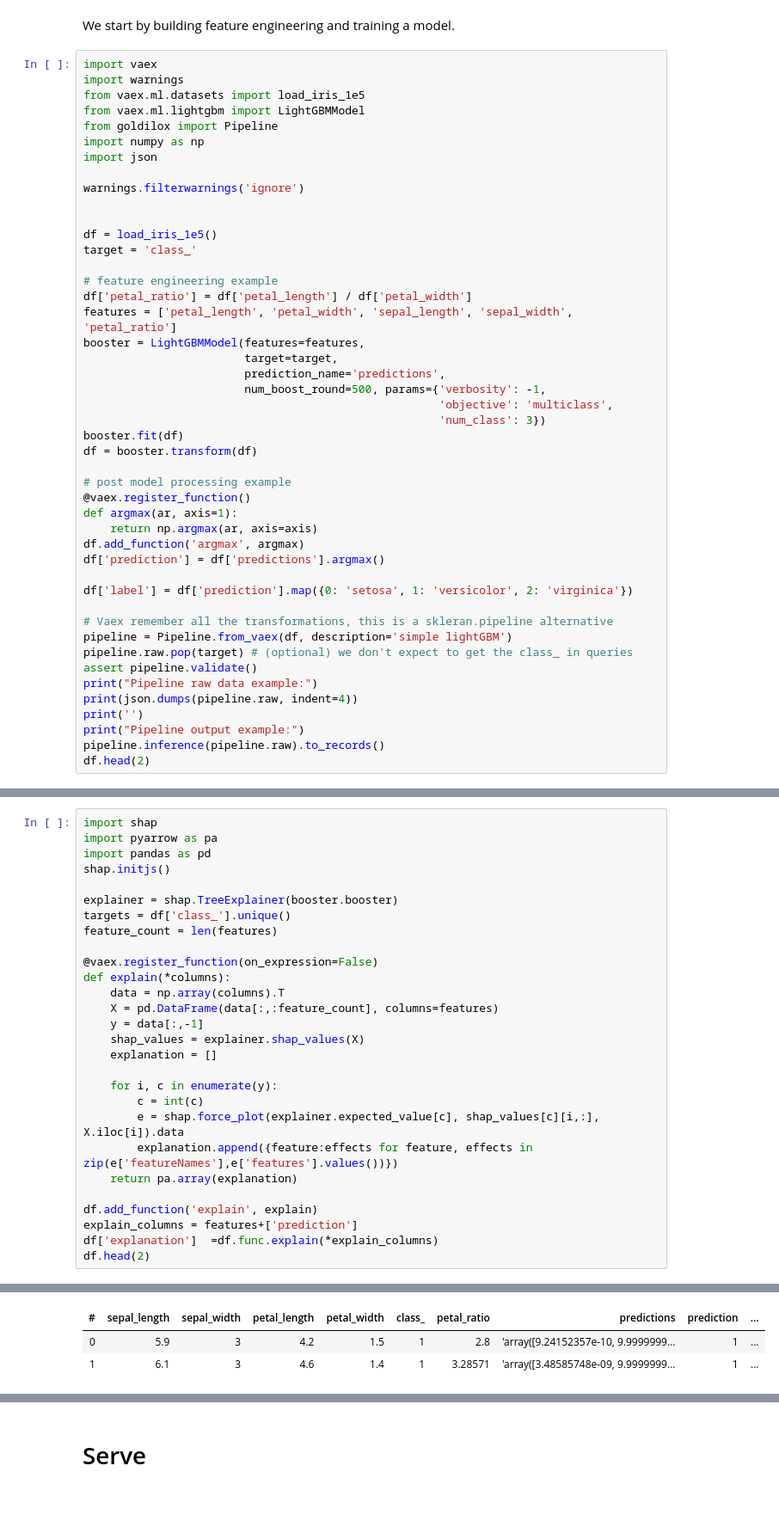
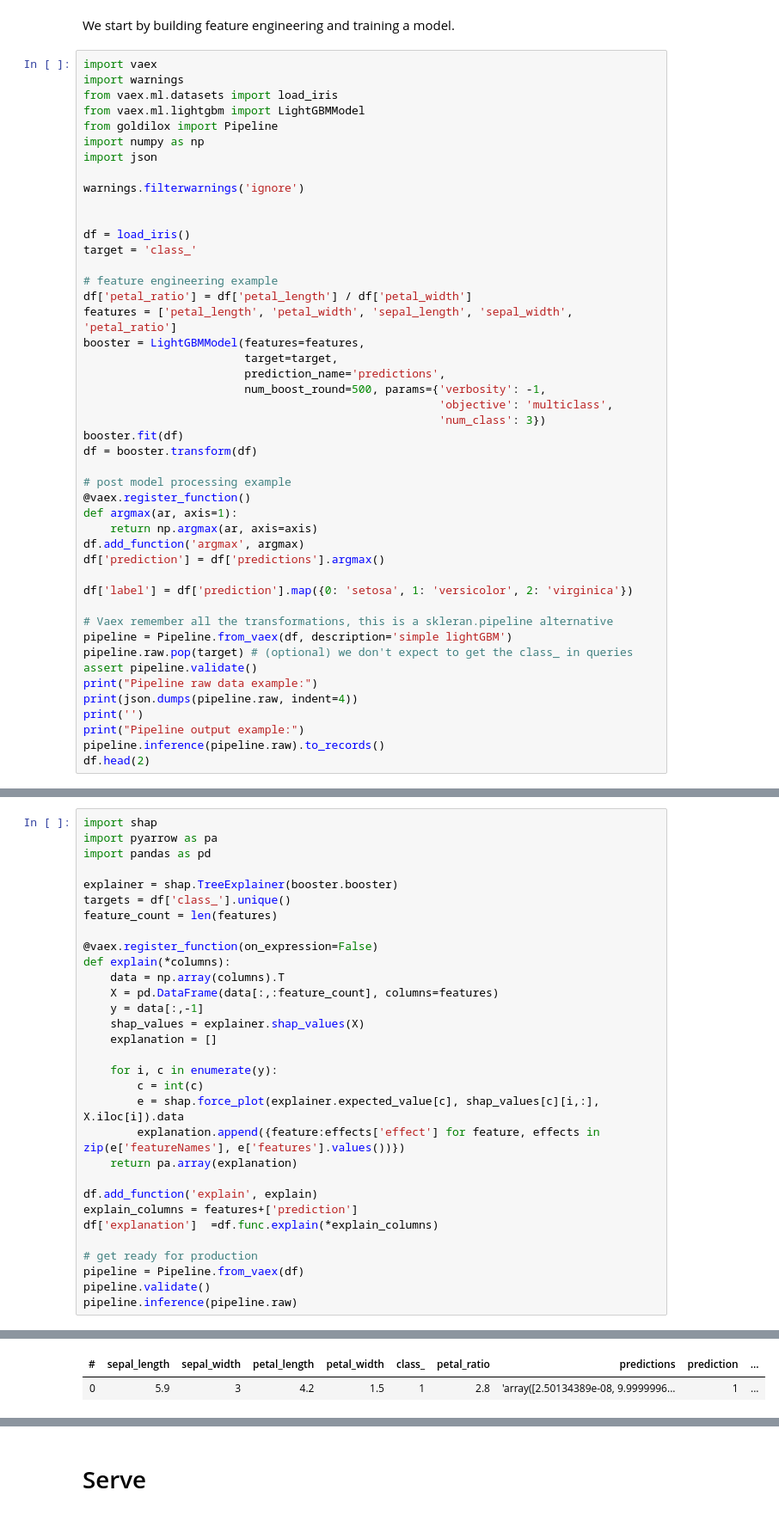
Before and after one commit to xdssio/goldilox, a Jupyter notebook: notebooks/explanations_shap.ipynb, the cells around one changed output, grey strips where cells are left out. Shown at 86% size. Saved outputs shown, nothing was run; the diff lists cells and outputs as text.

```diff
--- a/notebooks/explanations_shap.ipynb
+++ b/notebooks/explanations_shap.ipynb
@@ -7,7 +7,7 @@ We start by building feature engineering and training a model.
 # %%
 import vaex
 import warnings
-from vaex.ml.datasets import load_iris_1e5
+from vaex.ml.datasets import load_iris
 from vaex.ml.lightgbm import LightGBMModel
 from goldilox import Pipeline
 import numpy as np
@@ -16,7 +16,7 @@ import json
 warnings.filterwarnings('ignore')
 
 
-df = load_iris_1e5()
+df = load_iris()
 target = 'class_'
 
 # feature engineering example
@@ -67,7 +69,6 @@ Pipeline output example:
 import shap
 import pyarrow as pa
 import pandas as pd
-shap.initjs()
 
 explainer = shap.TreeExplainer(booster.booster)
 targets = df['class_'].unique()
@@ -84,11 +85,15 @@ def explain(*columns):
     for i, c in enumerate(y):
         c = int(c)
         e = shap.force_plot(explainer.expected_value[c], shap_values[c][i,:], X.iloc[i]).data
-        explanation.append({feature:effects for feature, effects in zip(e['featureNames'],e['features'].values())})
+        explanation.append({feature:effects['effect'] for feature, effects in zip(e['featureNames'], e['features'].values())})
     return pa.array(explanation)
 
 df.add_function('explain', explain)
 explain_columns = features+['prediction']
 df['explanation']  =df.func.explain(*explain_columns)
-df.head(2)
+
+# get ready for production
+pipeline = Pipeline.from_vaex(df)
+pipeline.validate()
+pipeline.inference(pipeline.raw)
 # %% [output]
@@ -96,3 +100,2 @@ df.head(2)
 | # | sepal_length | sepal_width | petal_length | petal_width | class_ | petal_ratio | predictions | prediction | ... |
-| 0 | 5.9 | 3 | 4.2 | 1.5 | 1 | 2.8 | 'array([9.24152357e-10, 9.9999999... | 1 | ... |
-| 1 | 6.1 | 3 | 4.6 | 1.4 | 1 | 3.28571 | 'array([3.48585748e-09, 9.9999999... | 1 | ... |
+| 0 | 5.9 | 3 | 4.2 | 1.5 | 1 | 2.8 | 'array([2.50134389e-08, 9.9999996... | 1 | ... |
```
Also changed, not shown: parts of 7 cells of this notebook.
